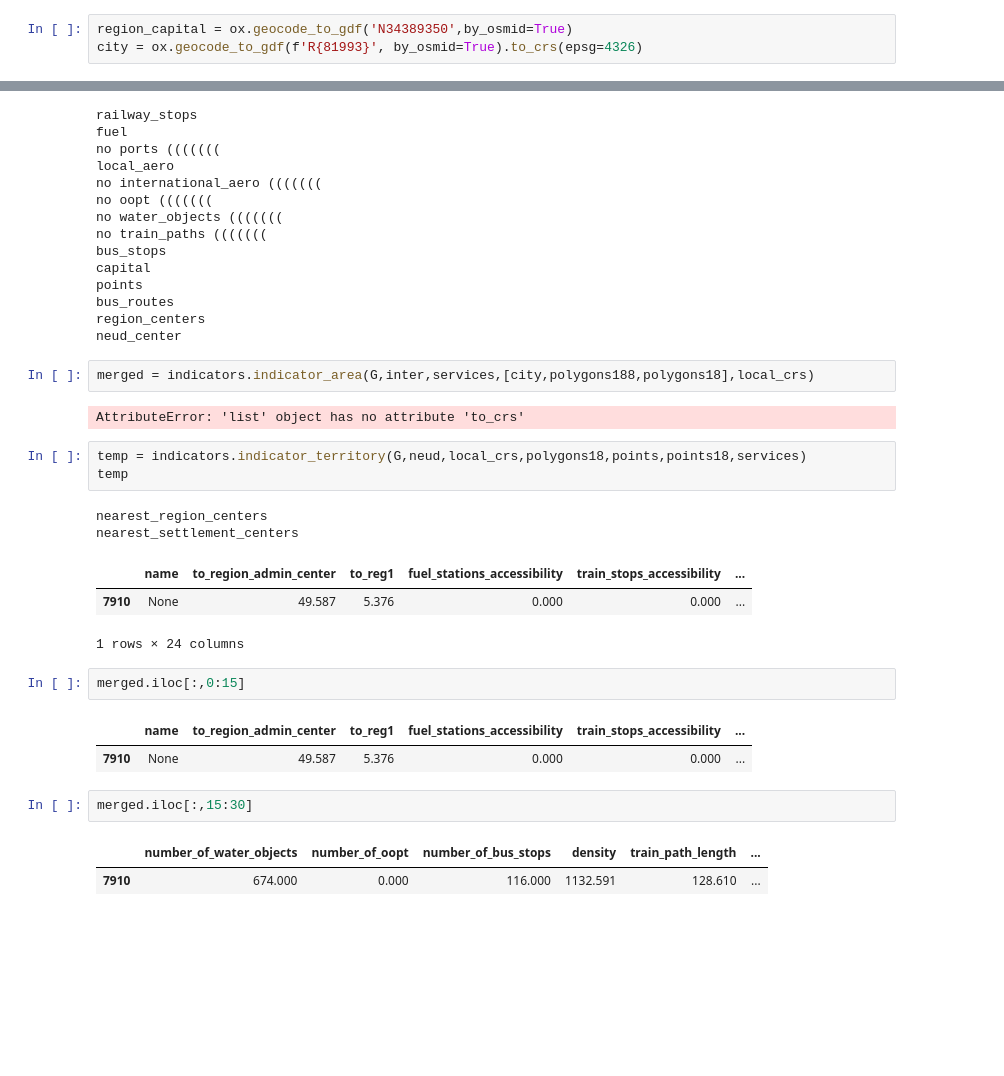
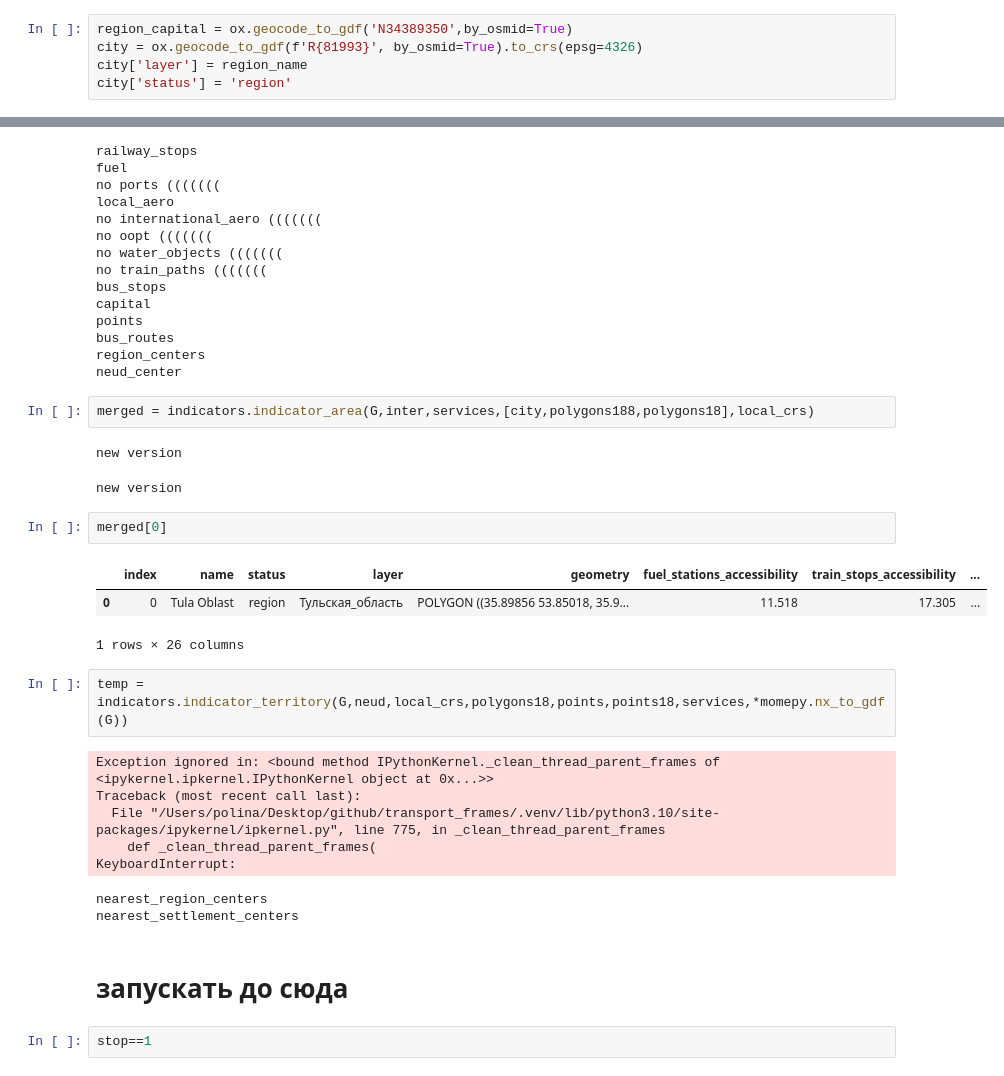
Before and after one commit to alexandermorozzov/transport_frames, a Jupyter notebook: notebooks/projecting.ipynb, the cells around one changed output, grey strips where cells are left out. Cells and saved outputs as stored; diff of their text form; blank space fills up the shorter version.

```diff
--- a/notebooks/projecting.ipynb
+++ b/notebooks/projecting.ipynb
@@ -59,6 +80,8 @@ neud_center = gpd.GeoDataFrame([{'geometry': neud_center.iloc[0]}], crs=neud.crs
 # %%
 region_capital = ox.geocode_to_gdf('N34389350',by_osmid=True)
 city = ox.geocode_to_gdf(f'R{81993}', by_osmid=True).to_crs(epsg=4326)
+city['layer'] = region_name
+city['status'] = 'region'
 # %%
 citygraph = nx.read_graphml(f'/Users/polina/Desktop/github/transport_frames/preprocessed/Тульская_область/Тульская_область_uds.graphml')
 citygraph = graphbuilder.convert_list_attr_from_str(citygraph)
@@ -107,23 +130,25 @@ neud_center
 # %%
 merged = indicators.indicator_area(G,inter,services,[city,polygons188,polygons18],local_crs)
 # %% [output]
-AttributeError: 'list' object has no attribute 'to_crs'
+new version
+new version
+# %%
+merged[0]
+# %% [output]
+|  | index | name | status | layer | geometry | fuel_stations_accessibility | train_stops_accessibility | ... |
+| 0 | 0 | Tula Oblast | region | Тульская_область | POLYGON ((35.89856 53.85018, 35.9... | 11.518 | 17.305 | ... |
+1 rows × 26 columns
 # %%
-temp = indicators.indicator_territory(G,neud,local_crs,polygons18,points,points18,services)
-temp
+temp = indicators.indicator_territory(G,neud,local_crs,polygons18,points,points18,services,*momepy.nx_to_gdf(G))
 # %% [output]
-nearest_region_centers
-nearest_settlement_centers
+Exception ignored in: <bound method IPythonKernel._clean_thread_parent_frames of <ipykernel.ipkernel.IPythonKernel object at 0x...>>
+Traceback (most recent call last):
+  File "/Users/polina/Desktop/github/transport_frames/.venv/lib/python3.10/site-packages/ipykernel/ipkernel.py", line 775, in _clean_thread_parent_frames
+    def _clean_thread_parent_frames(
+KeyboardInterrupt:
-|  | name | to_region_admin_center | to_reg1 | fuel_stations_accessibility | train_stops_accessibility | ... |
-| 7910 | None | 49.587 | 5.376 | 0.000 | 0.000 | ... |
-1 rows × 24 columns
+nearest_region_centers
+nearest_settlement_centers
-# %%
-merged.iloc[:,0:15]
-# %% [output]
-|  | name | to_region_admin_center | to_reg1 | fuel_stations_accessibility | train_stops_accessibility | ... |
-| 7910 | None | 49.587 | 5.376 | 0.000 | 0.000 | ... |
-# %%
-merged.iloc[:,15:30]
-# %% [output]
-|  | number_of_water_objects | number_of_oopt | number_of_bus_stops | density | train_path_length | ... |
-| 7910 | 674.000 | 0.000 | 116.000 | 1132.591 | 128.610 | ... |
+# %% [markdown]
+# запускать до сюда
+# %%
+stop==1
```
Also changed, not shown: parts of 30 cells of this notebook.
